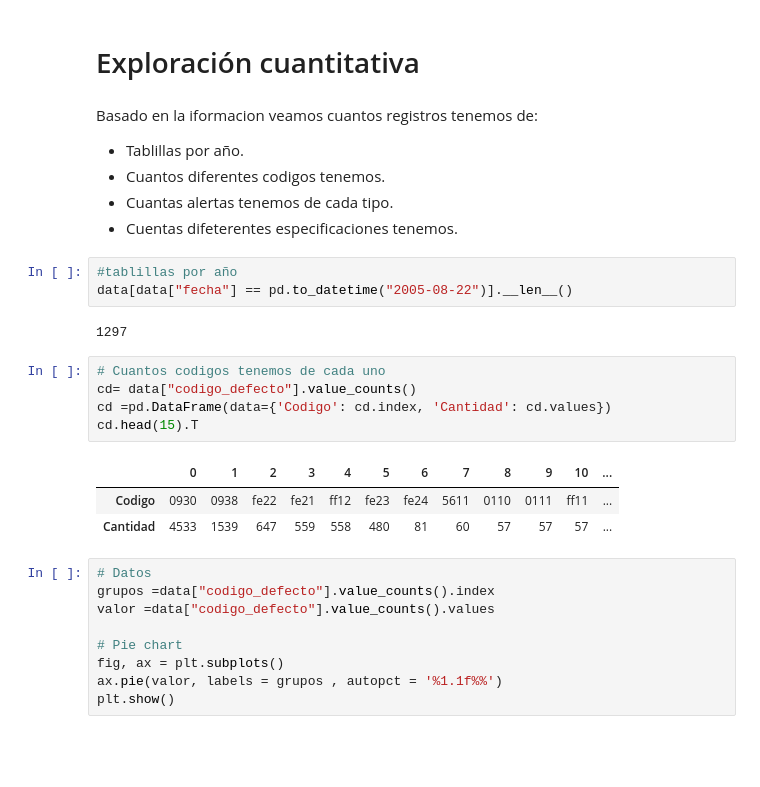
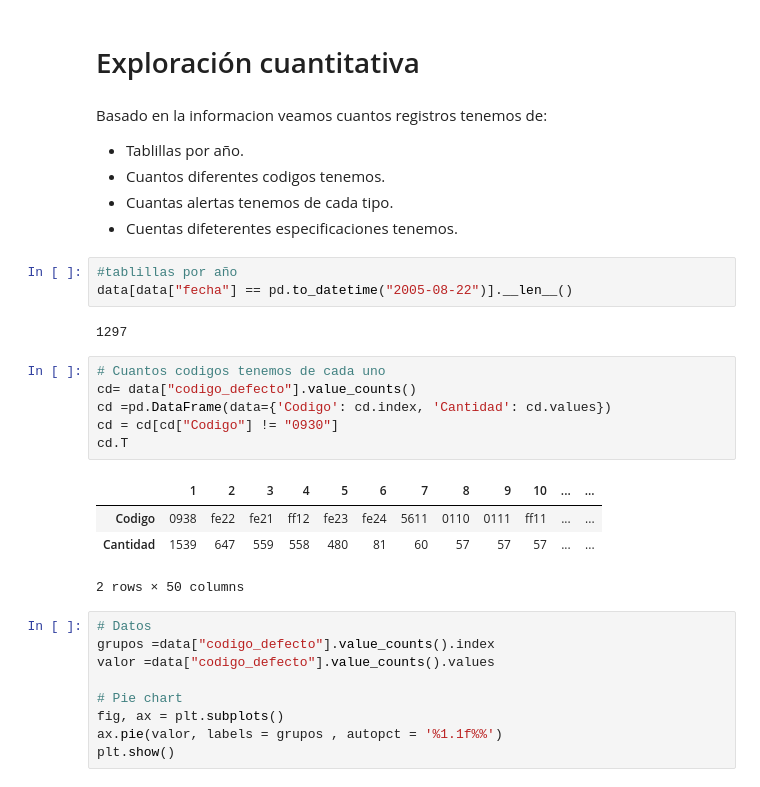
Before and after one commit to Brayam1998/log_maq, a Jupyter notebook: analisis_exploratorio/analisis_exploratorio.ipynb, the cells around one changed output. Drawn from its saved outputs; the diff is of its cells as text; blank space fills up the shorter version.

```diff
--- a/analisis_exploratorio/analisis_exploratorio.ipynb
+++ b/analisis_exploratorio/analisis_exploratorio.ipynb
@@ -58,7 +59,7 @@ data.head(5)
 # %% [markdown]
 # Exploración cuantitativa
 # %% [markdown]
-Basado en la iformacion veamos cuantos registros tenemos de:
+Basado en la informacion veamos cuantos registros tenemos de:
 - Tablillas por año.
 - Cuantos diferentes codigos tenemos.
 - Cuantas alertas tenemos de cada tipo.
@@ -71,12 +72,14 @@ data[data["fecha"] == pd.to_datetime("2005-08-22")].__len__()
 # %%
 # Cuantos codigos tenemos de cada uno
 cd= data["codigo_defecto"].value_counts()
 cd =pd.DataFrame(data={'Codigo': cd.index, 'Cantidad': cd.values})
-cd.head(15).T
+cd = cd[cd["Codigo"] != "0930"]
+cd.T
 # %% [output]
-|  | 0 | 1 | 2 | 3 | 4 | 5 | 6 | 7 | 8 | 9 | 10 | ... |
-| Codigo | 0930 | 0938 | fe22 | fe21 | ff12 | fe23 | fe24 | 5611 | 0110 | 0111 | ff11 | ... |
-| Cantidad | 4533 | 1539 | 647 | 559 | 558 | 480 | 81 | 60 | 57 | 57 | 57 | ... |
+|  | 1 | 2 | 3 | 4 | 5 | 6 | 7 | 8 | 9 | 10 | ... | ... |
+| Codigo | 0938 | fe22 | fe21 | ff12 | fe23 | fe24 | 5611 | 0110 | 0111 | ff11 | ... | ... |
+| Cantidad | 1539 | 647 | 559 | 558 | 480 | 81 | 60 | 57 | 57 | 57 | ... | ... |
+2 rows × 50 columns
 # %%
 # Datos
 grupos =data["codigo_defecto"].value_counts().index
```
Also changed, not shown: parts of 4 cells of this notebook.
